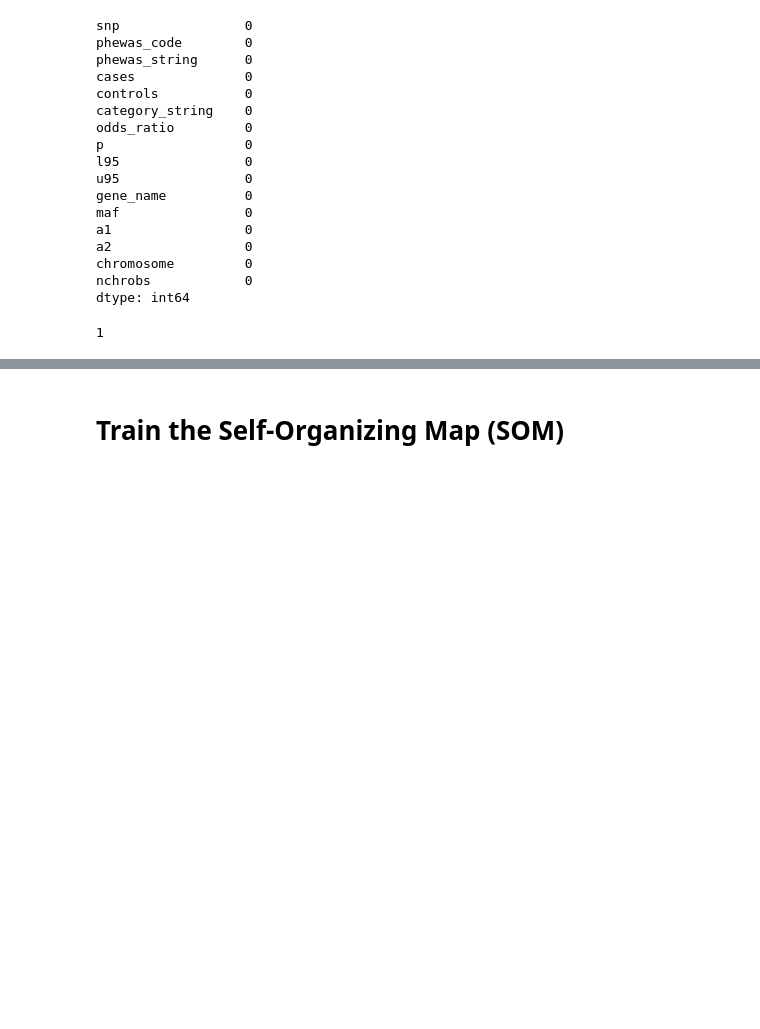
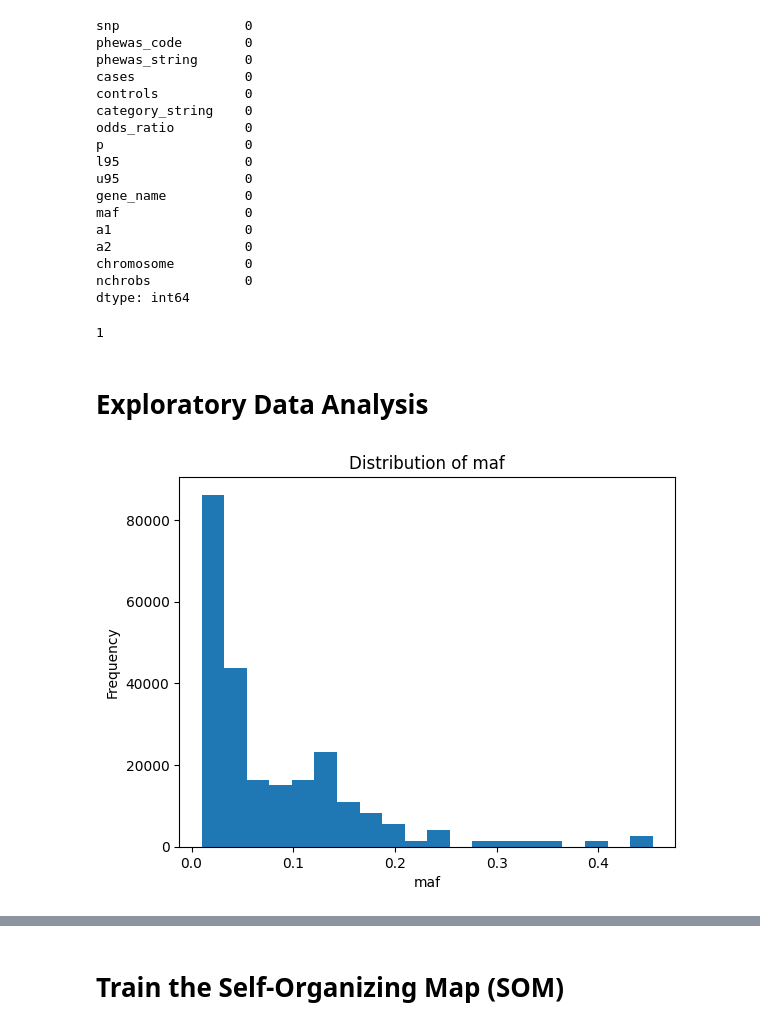
Before and after one commit to tnaccarato/Vis-PheWAS, a Jupyter notebook: SOM.ipynb, the cells around one changed output, grey strips where cells are left out. Drawn from its saved outputs; the diff is of its cells as text; code cells hidden in the pictures; blank space fills up the shorter version.

```diff
--- a/SOM.ipynb
+++ b/SOM.ipynb
@@ -139,0 +154,14 @@ data['gene_class'] = np.where(data['gene_name'].isin(['A', 'B', 'C']), 1, 2)
+# %%
+# Drop phewas_string column as it is not needed
+data = data.drop(['phewas_string'], axis=1)
+# %% [markdown]
+# Exploratory Data Analysis
+# %%
+# Plot the distribution of the maf column
+plt.hist(data['maf'], bins=20)
+plt.xlabel('maf')
+plt.ylabel('Frequency')
+plt.title('Distribution of maf')
+plt.show()
+# %% [output]
+[figure, added]
```
Also changed, not shown: parts of 12 cells of this notebook.
